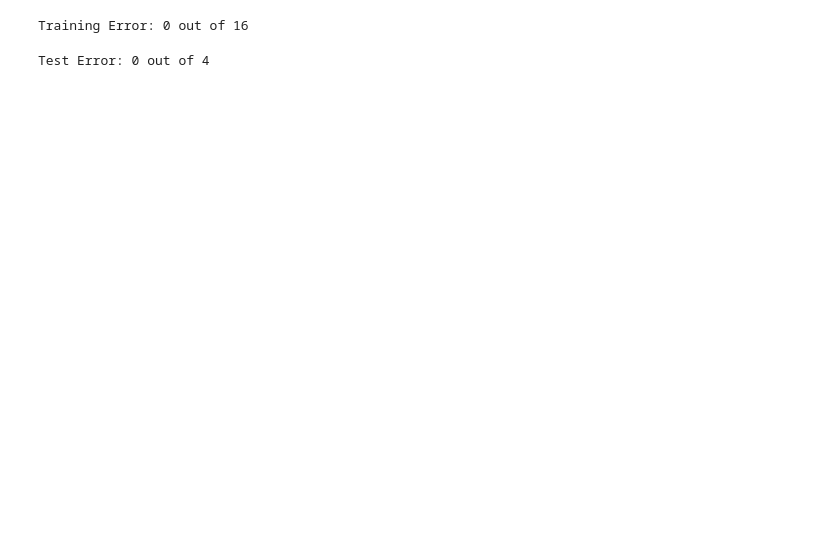
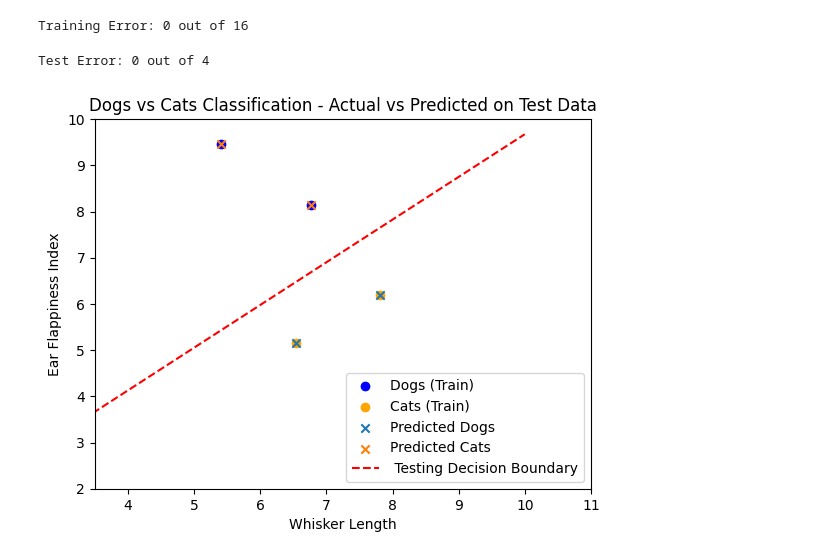
Before and after one commit to m-adisa/mlai, a Jupyter notebook: Basics/Classification_Train_Test.ipynb, the cells around one changed output. Drawn from its saved outputs; the diff is of its cells as text; code cells hidden in the pictures; blank space fills up the shorter version.

```diff
--- a/Basics/Classification_Train_Test.ipynb
+++ b/Basics/Classification_Train_Test.ipynb
@@ -21,6 +21,6 @@ data = np.vstack((dogs_data, cats_data))
 labels = np.hstack((np.zeros(len(dogs_data)), np.ones(len(cats_data)))) # 0 for dogs, 1 for cats
 # %%
 # split the data into training and testing sets
-x_train, x_test, y_train, y_test = train_test_split(data, labels, test_size=0.2, random_state=42)
+X_train, X_test, y_train, y_test = train_test_split(data, labels, test_size=0.2, random_state=42)
 # %%
 # Plotting the training and testing data
@@ -104,15 +137,34 @@ print(f"Test Error: {test_error} out of {len(x_test)}")
 # %% [output]
 Test Error: 0 out of 4
+# %%
+# Plot the decision boundary
+x_vals_test = np.linspace(2, 10, 100)
+y_vals_test = (-best_theta_train[0] / best_theta_train[1]) * x_vals_test - (best_theta0_train / best_theta_train[1])
 # %%
 # Plotting the actual test data and predicted test data
-plt.scatter(x_train[y_train == 0][:, 0], x_train[y_train == 0][:, 1], label='Dogs (Train)', color='blue', marker='o')
-plt.scatter(x_train[y_train == 1][:, 0], x_train[y_train == 1][:, 1], label='Cats (Train)', color='orange', marker='o')
-plt.plot(x_values_train, y_values_train, color='red', linestyle='--', label=' Training Decision Boundary')
+plt.scatter(X_test[y_test == 0][:, 0], X_test[y_test == 0][:, 1], label='Dogs (Train)', color='blue', marker='o')
+plt.scatter(X_test[y_test == 1][:, 0], X_test[y_test == 1][:, 1], label='Cats (Train)', color='orange', marker='o')
+
+# Predict test data points using the learned decision boundary
+predicted_labels = np.zeros_like(y_test)
+for i, x_test in enumerate(X_test):
+    if np.dot(best_theta_train, x_test) + best_theta0_train > 0:
+        predicted_labels[i] = 1
+
+# Plot the predicted test data points
+plt.scatter(X_test[predicted_labels == 0][:,0], X_test[predicted_labels == 0][:,1], marker='x', label='Predicted Dogs')
+plt.scatter(X_test[predicted_labels == 1][:,0], X_test[predicted_labels == 1][:,1], marker='x', label='Predicted Cats')
+
+# Plot the decision boundary
+plt.plot(x_vals_test, y_vals_test, color='red', linestyle='--', label=' Testing Decision Boundary')
+
 # Set limits for x and y axes
 plt.xlim(3.5, 11)
 plt.ylim(2, 10)
 plt.xlabel('Whisker Length')
 plt.ylabel('Ear Flappiness Index')
-plt.title('Dogs vs Cats Classification With Training Decision Boundary')
+plt.title('Dogs vs Cats Classification - Actual vs Predicted on Test Data')
 plt.legend()
 plt.show()
+# %% [output]
+[figure, added]
```
Also changed, not shown: parts of 8 cells of this notebook.
